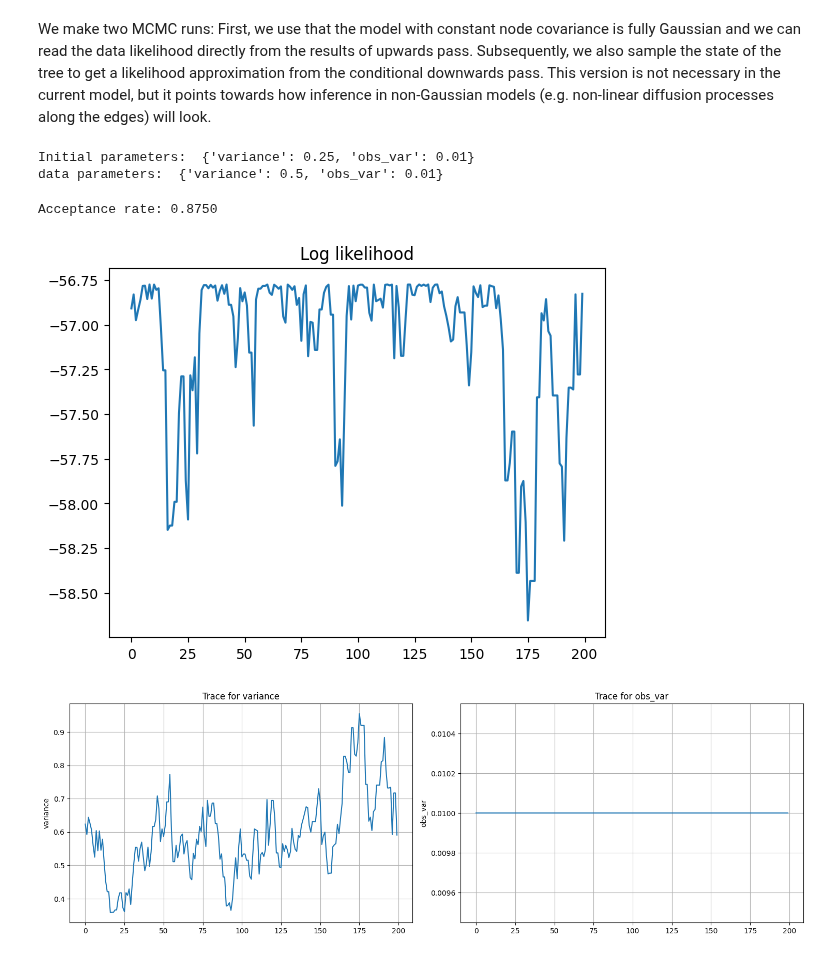
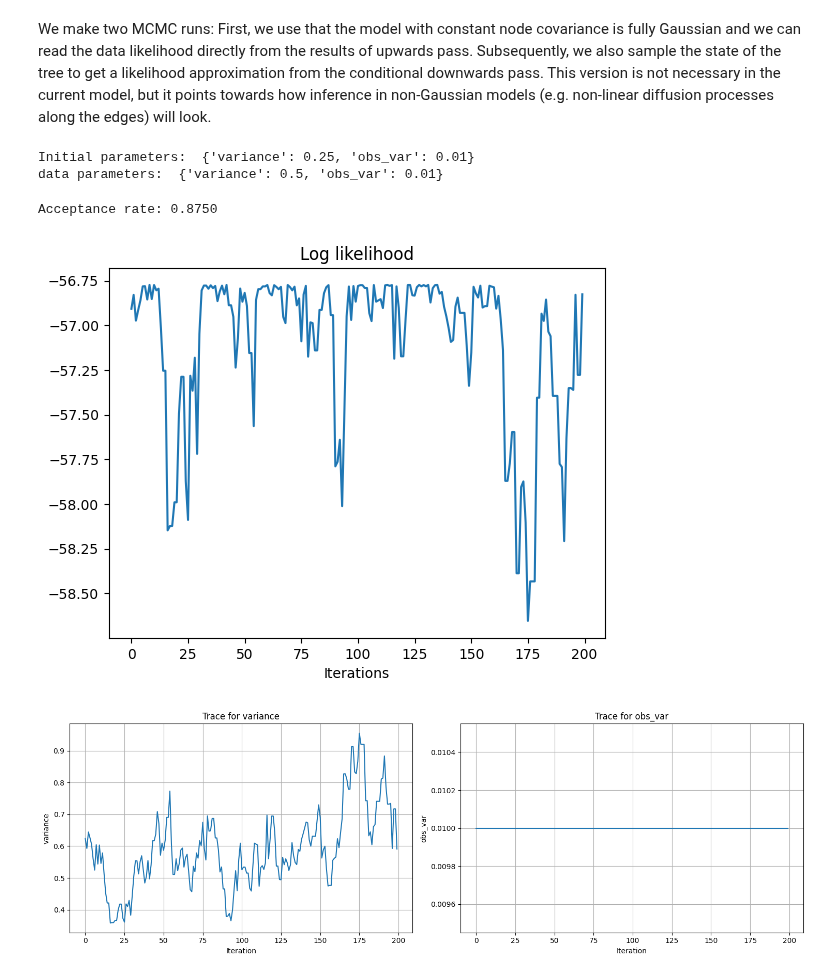
Before and after one commit to ComputationalEvolutionaryMorphometry/hyperiax, a Jupyter notebook: examples/mcmc_Gaussian_BFFG.ipynb, the cells around one changed output. Drawn from its saved outputs; the diff is of its cells as text; code cells hidden in the pictures.

```diff
--- a/examples/mcmc_Gaussian_BFFG.ipynb
+++ b/examples/mcmc_Gaussian_BFFG.ipynb
@@ -247,36 +255,37 @@ def proposal(data, state, key):
     # backwards filtering with updated parameters
     utree = data.copy(); init_up(utree,new_parameters)
     utree = updown.up(utree,new_parameters.values())
 
     return new_parameters,utree
 
 # tree values and parameters
 init_params = ParameterStore({
     'variance': VarianceParameter(.25), # variance of the Gaussian transition kernel
-    'obs_var': VarianceParameter(.01,alpha=3,beta=.5,keep_constant=True) # oberservation noise variance. We keep it constant here because of lacking identifiability (which will not be the case with higher-dimensional correlated data)
+    'obs_var': VarianceParameter(.01,alpha=3,beta=.5,keep_constant=True) # observation noise variance. We keep it constant here because of lacking identifiability (which will not be the case with higher-dimensional correlated data)
     })
 print("Initial parameters: ",init_params.values())
 print("data parameters: ",params.values())
 
 # initial state
 leaf_tree.root['value'] = root
 utree = leaf_tree.copy(); init_up(utree,init_params)
 init_state = (init_params,updown.up(utree,init_params.values()))
 
 # Run Metropolis-Hastings
 subkey, key = split(key)
 log_likelihoods,samples = metropolis_hastings(log_posterior, proposal, leaf_tree, init_state, 200, burn_in=200, rng_key=key, savef=lambda state: state[0])
 
 # plot
 plt.plot(log_likelihoods)
+plt.xlabel("Iterations")
 plt.title('Log likelihood')
 trace_plots(samples)
 # %% [output]
 Initial parameters:  {'variance': 0.25, 'obs_var': 0.01}
 data parameters:  {'variance': 0.5, 'obs_var': 0.01}
 Acceptance rate: 0.8750
-[figure, old version]
+[figure, new version]
-[figure, old version]
+[figure, new version]
 # %%
 # inference for Gaussian model, likelihood from forward guiding
 
```
Also changed, not shown: parts of 6 cells of this notebook, 1 other file.
